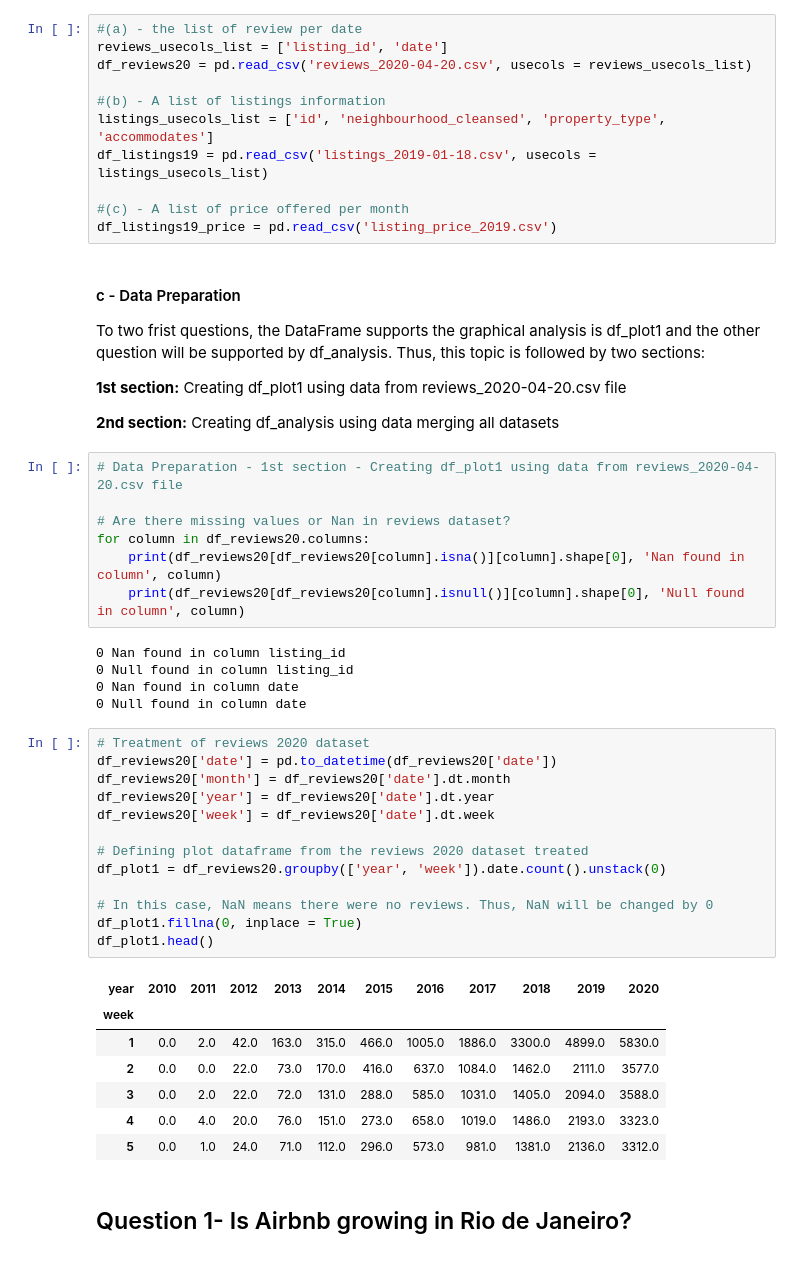
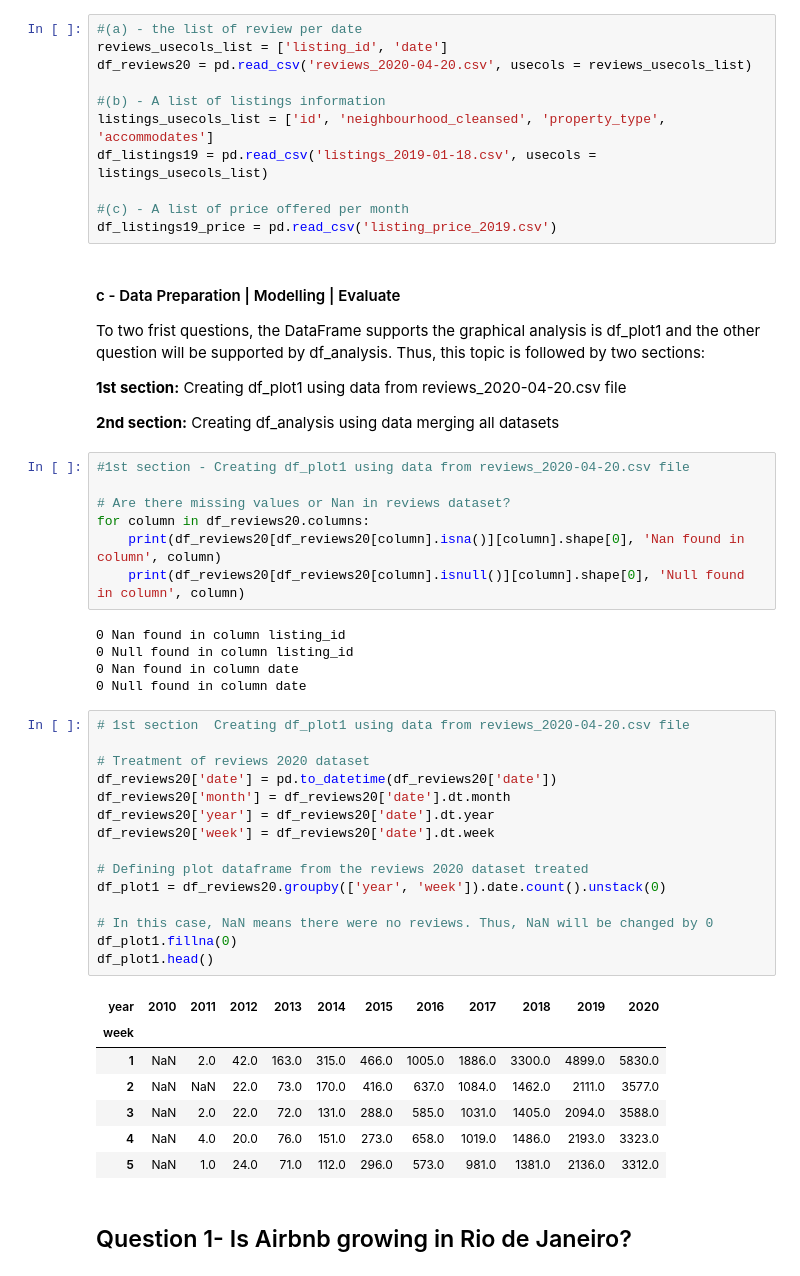
Before and after one commit to MarceloArrais/udacity-datascientist-nanodegree, a Jupyter notebook: rio-de-janeiro-airbnb/rio-de-janeiro.ipynb, the cells around one changed output. Drawn from its saved outputs; the diff is of its cells as text.

```diff
--- a/rio-de-janeiro-airbnb/rio-de-janeiro.ipynb
+++ b/rio-de-janeiro-airbnb/rio-de-janeiro.ipynb
@@ -33,14 +33,14 @@ df_listings19 = pd.read_csv('listings_2019-01-18.csv', usecols = listings_usecol
 #(c) - A list of price offered per month
 df_listings19_price = pd.read_csv('listing_price_2019.csv')
 # %% [markdown]
-#### c - Data Preparation
+#### c - Data Preparation | Modelling | Evaluate
 To two frist questions, the DataFrame supports the graphical analysis is df_plot1 and the other question will be supported by df_analysis. Thus, this topic is followed by two sections:
 
 **1st section:** Creating df_plot1 using data from reviews_2020-04-20.csv file
 
 **2nd section:** Creating df_analysis using data merging all datasets
 # %%
-# Data Preparation - 1st section - Creating df_plot1 using data from reviews_2020-04-20.csv file
+#1st section - Creating df_plot1 using data from reviews_2020-04-20.csv file
 
 # Are there missing values or Nan in reviews dataset?
 for column in df_reviews20.columns:
@@ -52,26 +52,28 @@ for column in df_reviews20.columns:
 0 Nan found in column date
 0 Null found in column date
 # %%
+# 1st section  Creating df_plot1 using data from reviews_2020-04-20.csv file
+
 # Treatment of reviews 2020 dataset
 df_reviews20['date'] = pd.to_datetime(df_reviews20['date'])
 df_reviews20['month'] = df_reviews20['date'].dt.month
 df_reviews20['year'] = df_reviews20['date'].dt.year
 df_reviews20['week'] = df_reviews20['date'].dt.week
 
 # Defining plot dataframe from the reviews 2020 dataset treated
 df_plot1 = df_reviews20.groupby(['year', 'week']).date.count().unstack(0)
 
 # In this case, NaN means there were no reviews. Thus, NaN will be changed by 0
-df_plot1.fillna(0, inplace = True)
+df_plot1.fillna(0)
 df_plot1.head()
 # %% [output]
 | year | 2010 | 2011 | 2012 | 2013 | 2014 | 2015 | 2016 | 2017 | 2018 | 2019 | 2020 |
 | week |  |  |  |  |  |  |  |  |  |  |  |
-| 1 | 0.0 | 2.0 | 42.0 | 163.0 | 315.0 | 466.0 | 1005.0 | 1886.0 | 3300.0 | 4899.0 | 5830.0 |
-| 2 | 0.0 | 0.0 | 22.0 | 73.0 | 170.0 | 416.0 | 637.0 | 1084.0 | 1462.0 | 2111.0 | 3577.0 |
-| 3 | 0.0 | 2.0 | 22.0 | 72.0 | 131.0 | 288.0 | 585.0 | 1031.0 | 1405.0 | 2094.0 | 3588.0 |
-| 4 | 0.0 | 4.0 | 20.0 | 76.0 | 151.0 | 273.0 | 658.0 | 1019.0 | 1486.0 | 2193.0 | 3323.0 |
-| 5 | 0.0 | 1.0 | 24.0 | 71.0 | 112.0 | 296.0 | 573.0 | 981.0 | 1381.0 | 2136.0 | 3312.0 |
+| 1 | NaN | 2.0 | 42.0 | 163.0 | 315.0 | 466.0 | 1005.0 | 1886.0 | 3300.0 | 4899.0 | 5830.0 |
+| 2 | NaN | NaN | 22.0 | 73.0 | 170.0 | 416.0 | 637.0 | 1084.0 | 1462.0 | 2111.0 | 3577.0 |
+| 3 | NaN | 2.0 | 22.0 | 72.0 | 131.0 | 288.0 | 585.0 | 1031.0 | 1405.0 | 2094.0 | 3588.0 |
+| 4 | NaN | 4.0 | 20.0 | 76.0 | 151.0 | 273.0 | 658.0 | 1019.0 | 1486.0 | 2193.0 | 3323.0 |
+| 5 | NaN | 1.0 | 24.0 | 71.0 | 112.0 | 296.0 | 573.0 | 981.0 | 1381.0 | 2136.0 | 3312.0 |
 # %% [markdown]
 ## Question 1- Is Airbnb growing in Rio de Janeiro?
 # %%
```
Also changed, not shown: parts of 3 cells of this notebook.
